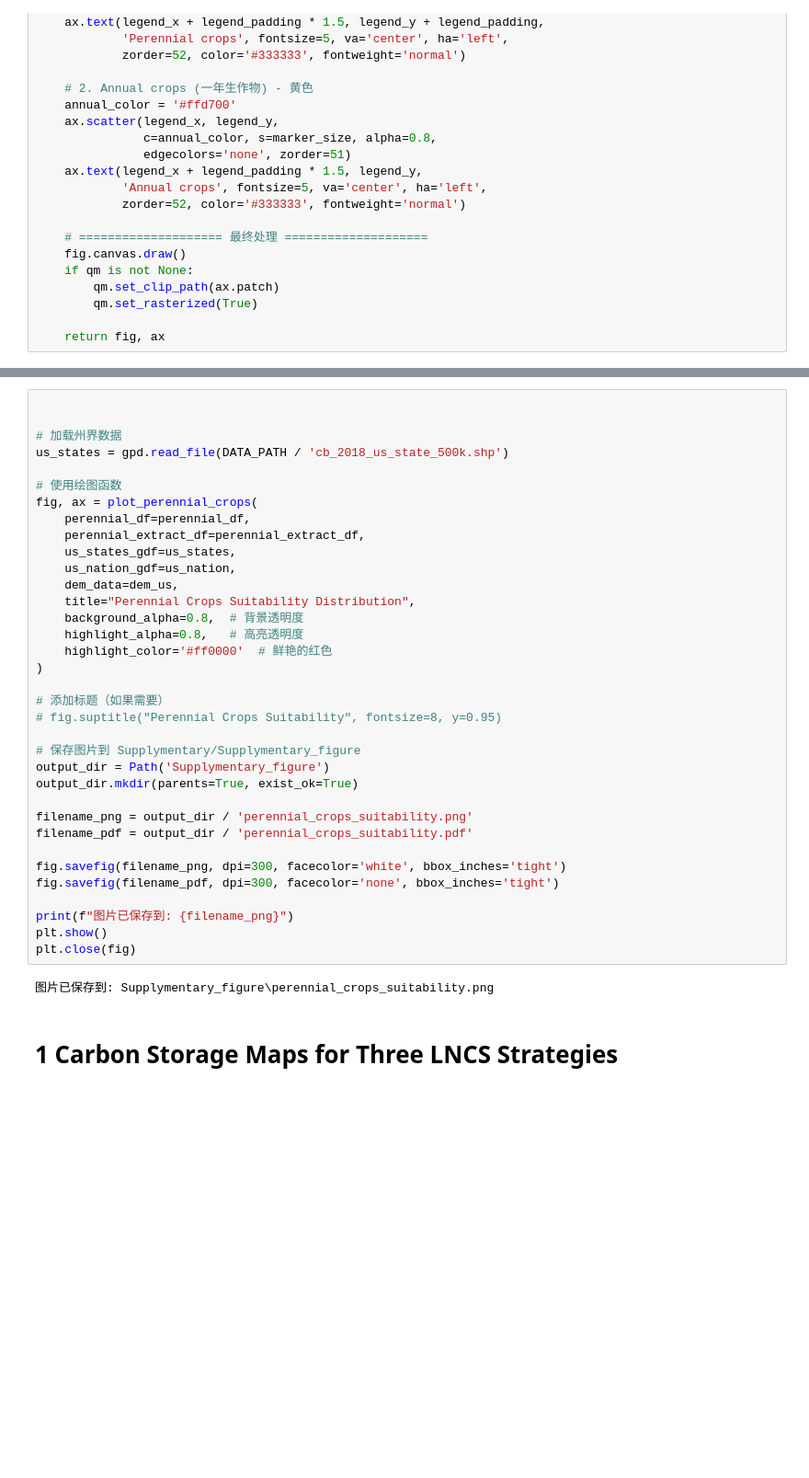
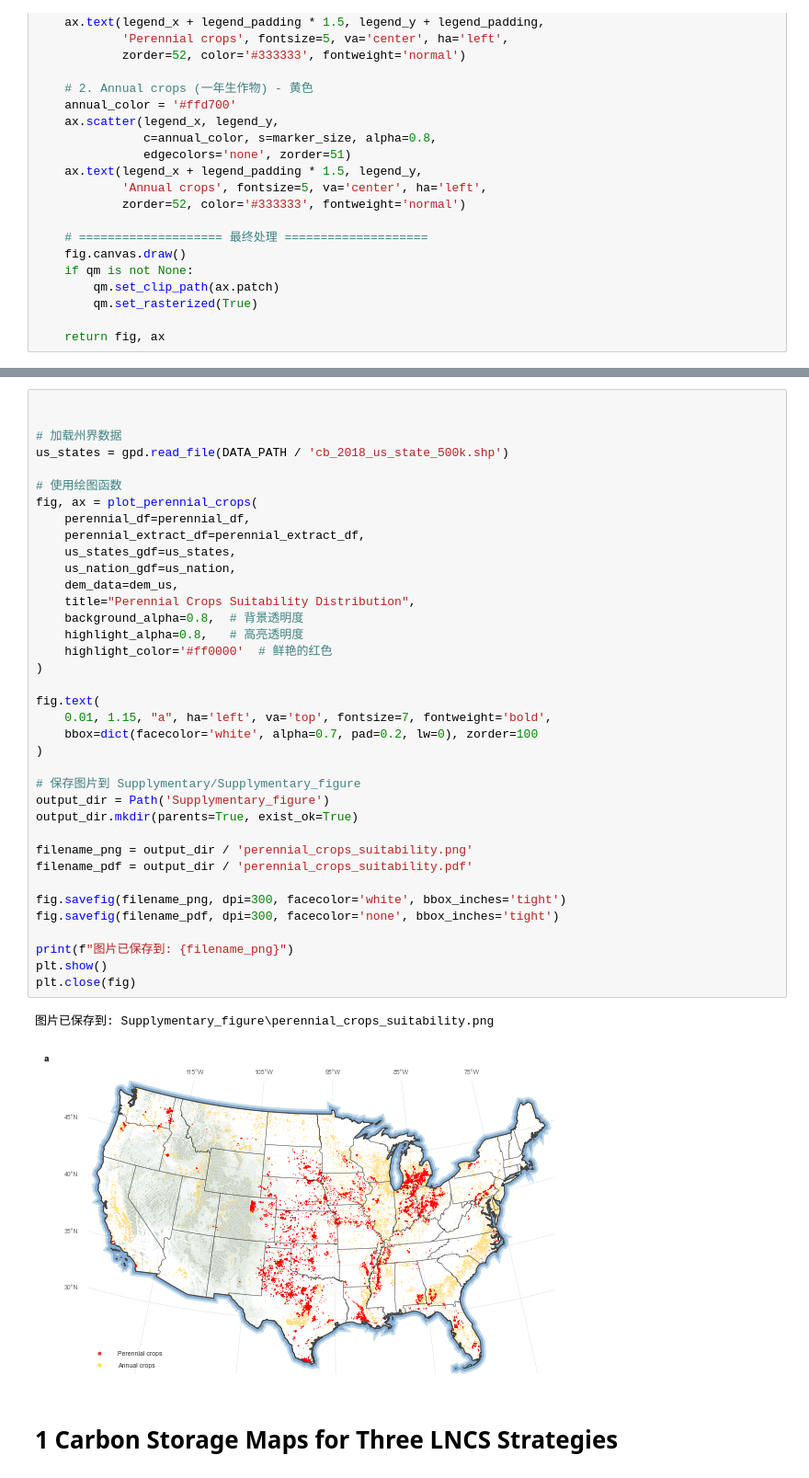
Before and after one commit to px39n/Landuse_Zhong, a Jupyter notebook: Supplymentary/S2_LNCS_carbon.ipynb, the cells around one changed output, grey strips where cells are left out. Shown at 92% size. Drawn from its saved outputs; the diff is of its cells as text; blank space fills up the shorter version.

Commit message:
Update perennial crops suitability figure for improved formatting and clarity

```diff
--- a/Supplymentary/S2_LNCS_carbon.ipynb
+++ b/Supplymentary/S2_LNCS_carbon.ipynb
@@ -587,35 +583,38 @@ us_states = gpd.read_file(DATA_PATH / 'cb_2018_us_state_500k.shp')
 
 # 使用绘图函数
 fig, ax = plot_perennial_crops(
     perennial_df=perennial_df,
     perennial_extract_df=perennial_extract_df,
     us_states_gdf=us_states,
     us_nation_gdf=us_nation,
     dem_data=dem_us,
     title="Perennial Crops Suitability Distribution",
     background_alpha=0.8,  # 背景透明度
     highlight_alpha=0.8,   # 高亮透明度
     highlight_color='#ff0000'  # 鲜艳的红色
 )
 
-# 添加标题（如果需要）
-# fig.suptitle("Perennial Crops Suitability", fontsize=8, y=0.95)
+fig.text(
+    0.01, 1.15, "a", ha='left', va='top', fontsize=7, fontweight='bold',
+    bbox=dict(facecolor='white', alpha=0.7, pad=0.2, lw=0), zorder=100
+)
 
 # 保存图片到 Supplymentary/Supplymentary_figure
 output_dir = Path('Supplymentary_figure')
 output_dir.mkdir(parents=True, exist_ok=True)
 
 filename_png = output_dir / 'perennial_crops_suitability.png'
 filename_pdf = output_dir / 'perennial_crops_suitability.pdf'
 
 fig.savefig(filename_png, dpi=300, facecolor='white', bbox_inches='tight')
 fig.savefig(filename_pdf, dpi=300, facecolor='none', bbox_inches='tight')
 
 print(f"图片已保存到: {filename_png}")
 plt.show()
 plt.close(fig)
 # %% [output]
 图片已保存到: Supplymentary_figure\perennial_crops_suitability.png
+[figure, added]
 # %% [markdown]
 # 1 Carbon Storage Maps for Three LNCS Strategies
 # %% [markdown]
```
Also changed, not shown: parts of 13 cells of this notebook, 5 other files.
